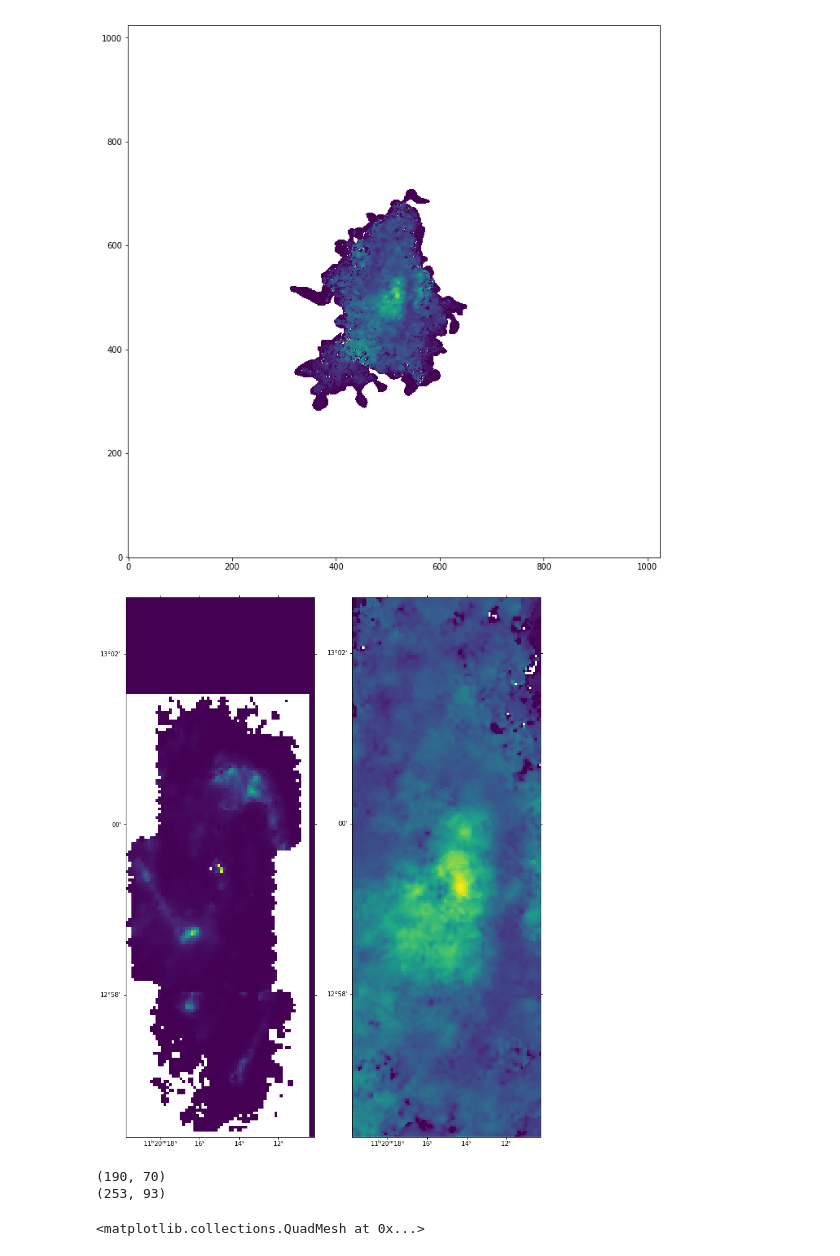
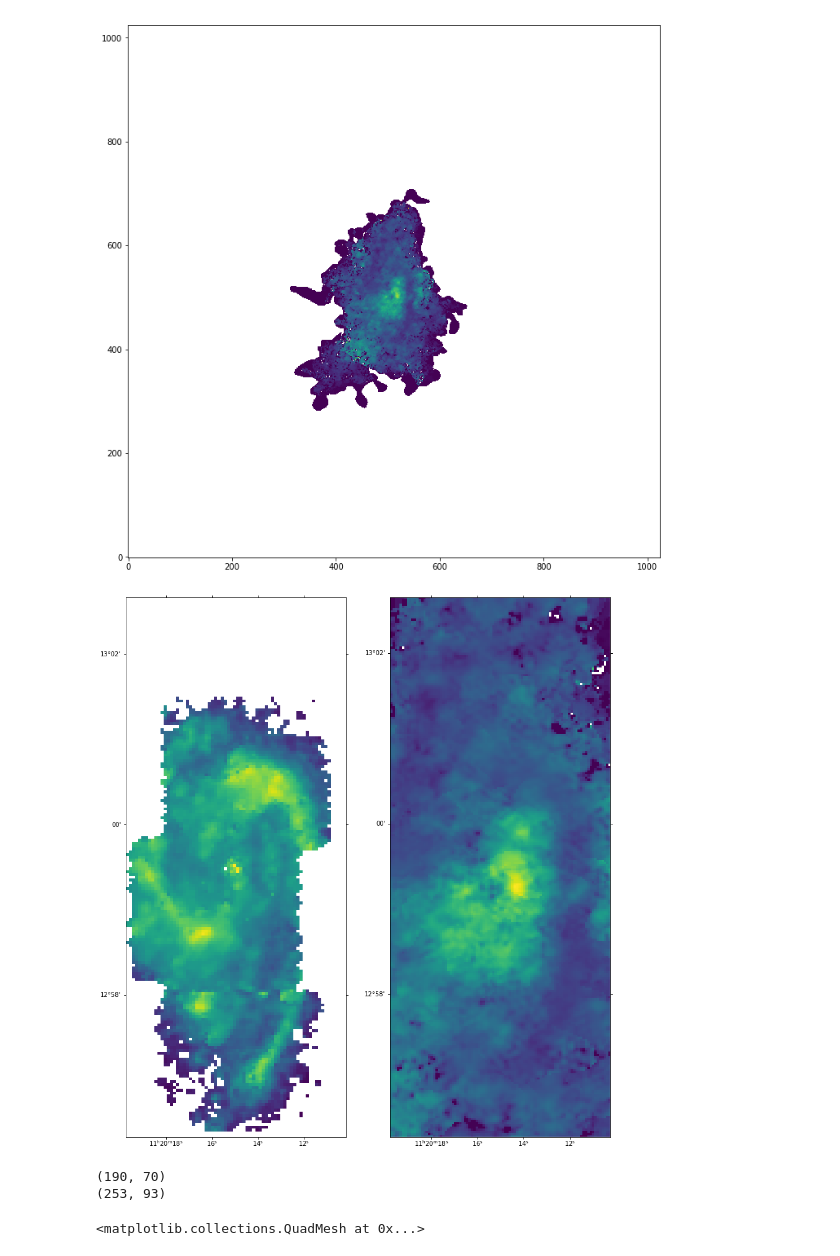
Before and after one commit to ValerieKostiuk/Course-work, a Jupyter notebook: NGC3627/get_data.ipynb, the cells around one changed output. Cells and saved outputs as stored; diff of their text form; code cells hidden in the pictures.

```diff
--- a/NGC3627/get_data.ipynb
+++ b/NGC3627/get_data.ipynb
@@ -185,20 +229,20 @@ functions.fits_file('./data/NGC_3627_NA_MOM2_THINGS.FITS', 12, 12)
 # %%
 size = [380,140]
 first_data, second_data = cut_fits(first_fits = './data/NGC3627_map_ha_corr.fits', second_fits = './data/NGC_3627_NA_MOM2_THINGS.FITS', size = size)
-fig = plt.figure(figsize=[12, 16])
+fig = plt.figure(figsize=[14, 16])
 ax = fig.add_subplot(121, projection=first_data.wcs)
 
-ax.imshow(first_data.data, origin='lower', aspect="auto")
+ax.imshow(np.log10(first_data.data), origin='lower', aspect="auto")
 
 ax2 = fig.add_subplot(122, projection=second_data.wcs)
 ax2.imshow(second_data.data, origin='lower', aspect="auto")
 
 plt.show()
 
 print(first_data.shape)
 print(second_data.shape)
 # %% [output]
-[figure, old version]
+[figure, new version]
 (190, 70)
 (253, 93)
 # %%
```
Also changed, not shown: parts of 12 cells of this notebook, 1 other file.
